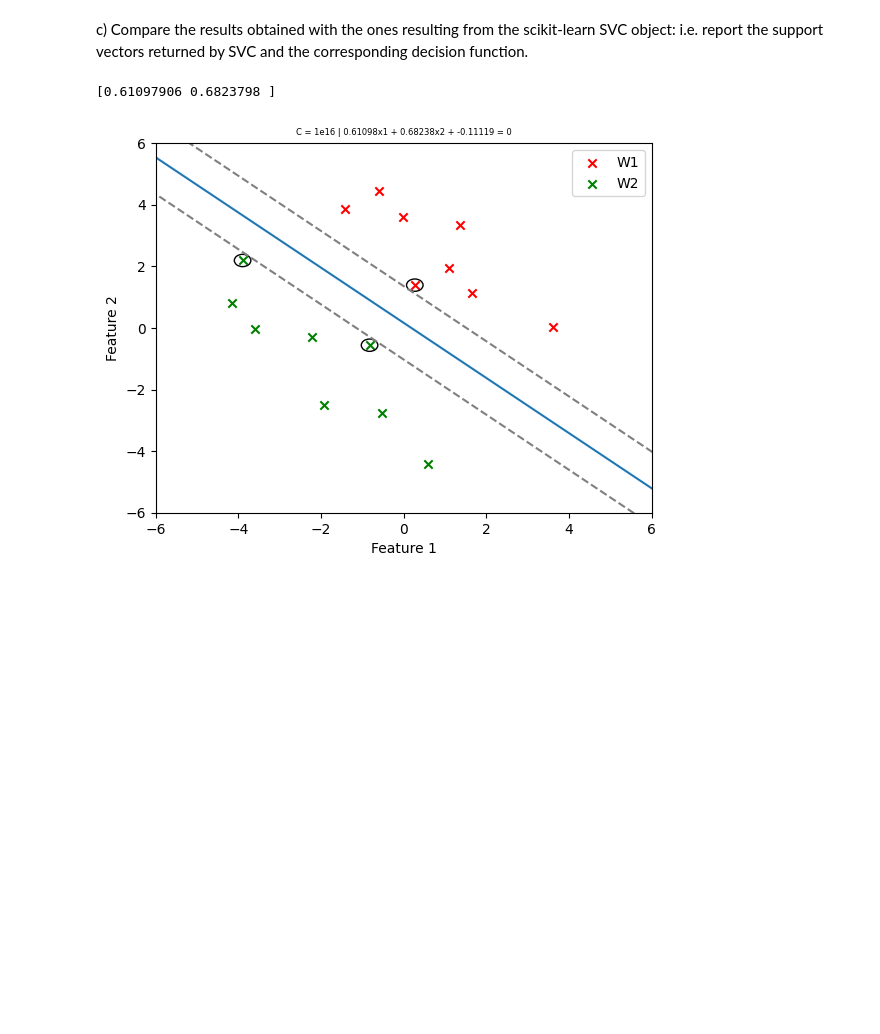
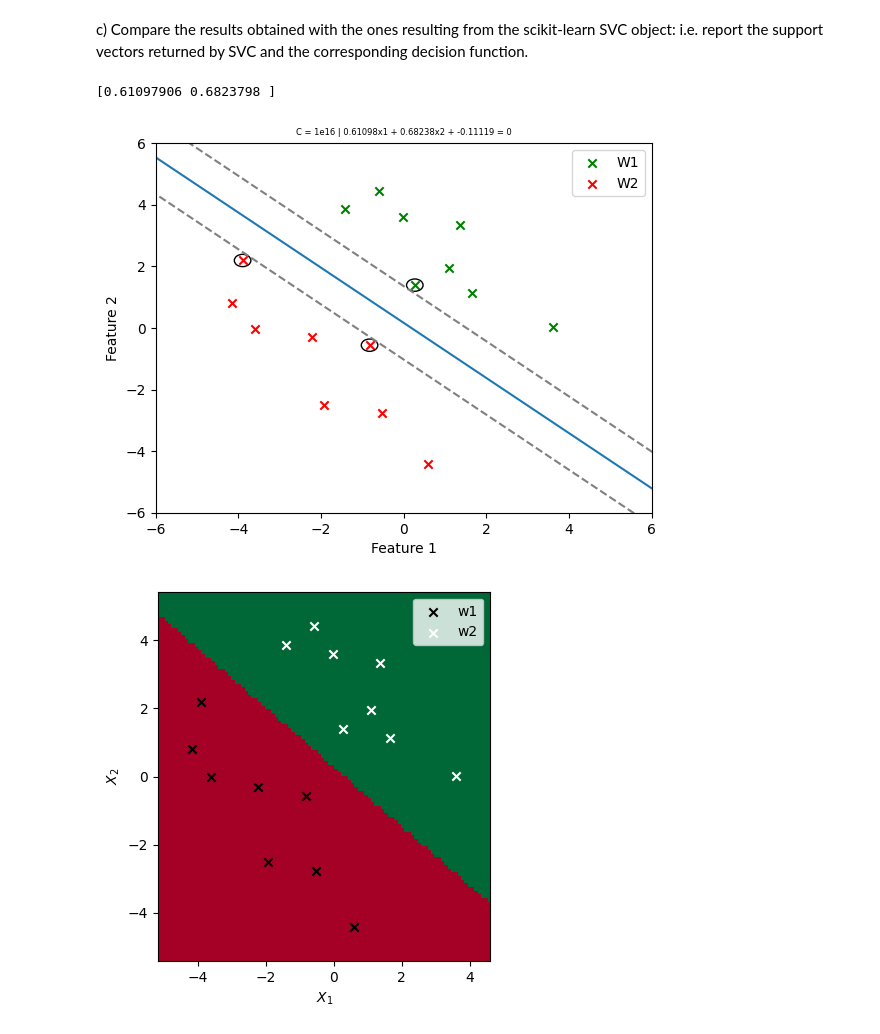
Before and after one commit to pedromartip/Instance-based-learning, a Jupyter notebook: handout_3.ipynb, the cells around one changed output. Drawn from its saved outputs; the diff is of its cells as text; code cells hidden in the pictures; blank space fills up the shorter version.

Commit message:
Missing classification map in part b)

```diff
--- a/handout_3.ipynb
+++ b/handout_3.ipynb
@@ -60,7 +61,9 @@ import cvxpy as cp
 task = 1
 data = np.loadtxt('ds'+group+str(task)+'.txt')
 X = data[:,0:2]
-y = data[:,2:3] #CLass labels are 1 for w1 and 0 for w2
+oy = data[:,2:3] #CLass labels are 1 for w1 and 0 for w2
+
+y = copy.deepcopy(oy)
 
 for i in y:
     if i[0] == 0:
@@ -188,8 +225,8 @@ lm = clf.dual_coef_.flatten()
 X1 = X[y == 1.0]  # points of class w1
 X2 = X[y == -1.0]  # points of class w2
 
-plt.scatter(X1[:, 0], X1[:, 1], color='red', marker='x', label='W1')  # plot points of class 0
-plt.scatter(X2[:, 0], X2[:, 1], color='green', marker='x', label='W2')  # plot points of class 1
+plt.scatter(X1[:, 0], X1[:, 1], color='green', marker='x', label='W1')  # plot points of class 0
+plt.scatter(X2[:, 0], X2[:, 1], color='red', marker='x', label='W2')  # plot points of class 1
 
 '''Add the circles in supported vector machines'''
 for loc in sv:
@@ -203,31 +240,67 @@ plt.ylim([-6, 6])
 
 '''Add the decision curve'''
 x_values = np.linspace(-10, 10, 10)
 
 # calculate corresponding y values
 y_values = (-w[0] / w[1]) * x_values - w0[0] / w[1]
 
 '''Add the segmented lines'''
 #Calculate the distance of the segmented line: 1/||w||
 d = 1/np.linalg.norm(w)
 
 # calculate y values for the segmented lines
 y_values_segmented_line1 = y_values + d / np.sqrt(w[0]**2 + w[1]**2)
 y_values_segmented_line2 = y_values - d / np.sqrt(w[0]**2 + w[1]**2)
 
 # add the segmented lines to the plot
 plt.plot(x_values, y_values_segmented_line1, '--', color = 'grey')
 plt.plot(x_values, y_values_segmented_line2, '--', color = 'grey')
 
 # add the line to the plot
 plt.plot(x_values, y_values)
 
 
 plt.xlabel('Feature 1')
 plt.ylabel('Feature 2')
 plt.title(f'C = 1e16 | {w[0].round(5)}x1 + {w[1].round(5)}x2 + {w0[0].round(5)} = 0', fontsize = 6 )
 plt.legend()
 plt.show()
+
+
+'''Classification map'''
+#Code used from teacher in previous handout
+def plot_class(c, X, y):
+    m1 = ['k', 'w']
+    m2 = ['x', 'x']
+    i = np.where(y == c)[0]
+    plt.scatter(X[i, 0], X[i, 1], c=m1[c], marker=m2[c], label=f'w{c+1}')
+
+
+# Replace Xte, yte with your test set for case B
+x1lim = [X[:, 0].min(), X[:, 0].max()]
+x2lim = [X[:, 1].min(), X[:, 1].max()]
+
+npts = 100
+x1s = np.linspace(x1lim[0], x1lim[1], npts)
+x2s = np.linspace(x2lim[0], x2lim[1], npts)
+
+model = clf
+m = np.zeros((npts, npts))
+for k1, x1 in enumerate(x1s):
+    for k2, x2 in enumerate(x2s):
+        x = np.array([x1, x2])
+        prediction = model.predict([x]) # For fix the deprecation error
+        m[k1, k2] = prediction[0]
+
+plt.figure()
+plt.imshow(m.T, cmap='RdYlGn', origin='lower', extent=(x1lim[0]-1, x1lim[1]+1, x2lim[0]-1, x2lim[1]+1))
+for c in range(2):  # Assuming binary classification. Change if more classes.
+    plot_class(c, X, oy)
+plt.xlabel('$X_1$')
+plt.ylabel('$X_2$')
+plt.legend()
+plt.show()
 # %% [output]
 [0.61097906 0.6823798 ]
-[figure, old version]
+[figure, new version]
+[figure, added]
```
Also changed, not shown: parts of 2 cells of this notebook.
